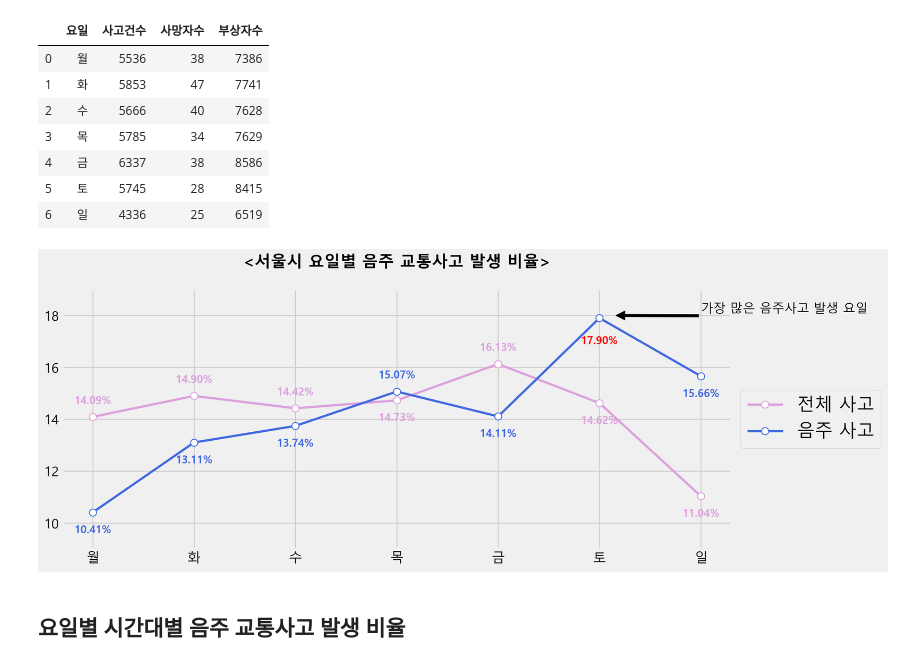
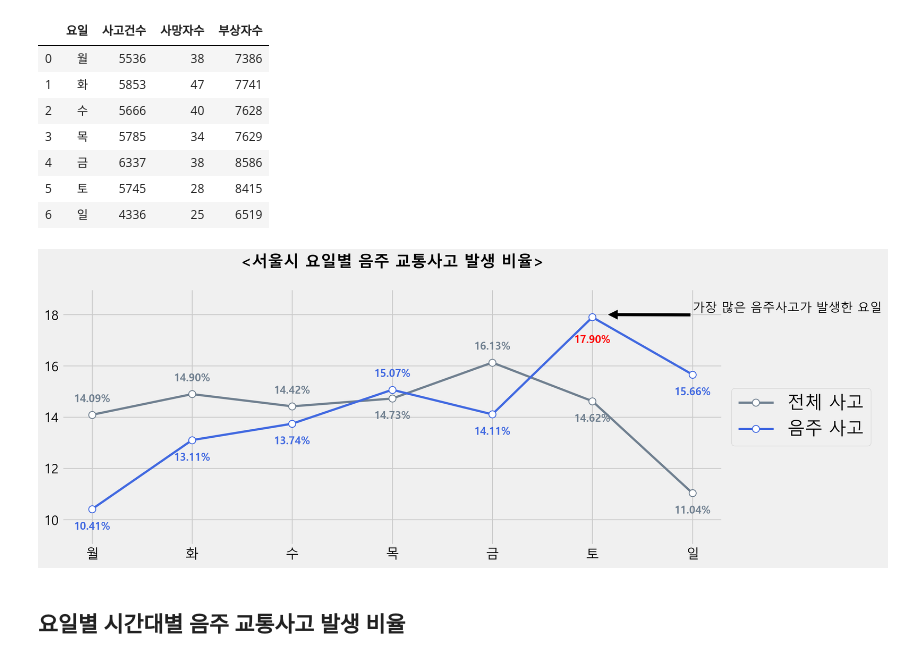
Before and after one commit to jeonprize/Accident, a Jupyter notebook: acl_accident.ipynb, the cells around one changed output. Cells and saved outputs as stored; diff of their text form; code cells hidden in the pictures.

```diff
--- a/acl_accident.ipynb
+++ b/acl_accident.ipynb
@@ -500,40 +500,40 @@ day_no_acl_df["사고 발생 비율(%)"] = day_no_acl_df["사고 발생 비율(%
 fig,ax = plt.subplots(figsize=(12, 5))
 
 ax.set_title("<서울시 요일별 음주 교통사고 발생 비율>", pad=25, fontsize=18,fontweight='bold')
-ax.plot(day_no_acl_df["요일"],day_no_acl_df["사고 발생 비율(%)"],marker='o',markersize=8,markerfacecolor='white',color='plum',linewidth=2.5,label = '전체 사고')
+ax.plot(day_no_acl_df["요일"],day_no_acl_df["사고 발생 비율(%)"],marker='o',markersize=8,markerfacecolor='white',color='slategrey',linewidth=2.5,label = '전체 사고')
 ax.plot(day_acl_df["요일"], day_acl_df["사고 발생 비율(%)"],marker='o',markersize=8,markerfacecolor='white',color='royalblue',linewidth=2.5,label = '음주 사고')
 ax.tick_params(labelsize=15)
 ax.set_ylim([9, 19])
 
 
 for i in range(7):
     if i== 5 :
         ax.text(i,day_acl_df["사고 발생 비율(%)"].loc[i]-1,f"{day_acl_df['사고 발생 비율(%)'].loc[i]:0.2f}%"
                 ,horizontalalignment='center', fontsize=12, fontweight="bold",color='red',ha='center')
-        ax.annotate('가장 많은 음주사고 발생 요일',xy=(5.15,18),xytext = (6,18.1), arrowprops = dict(facecolor='black'))
+        ax.annotate('가장 많은 음주사고가 발생한 요일',xy=(5.15,18),xytext = (6,18.1), arrowprops = dict(facecolor='black'),size=14)
         ax.text(i,day_no_acl_df["사고 발생 비율(%)"].loc[i]-0.8,f"{day_no_acl_df['사고 발생 비율(%)'].loc[i]:0.2f}%"
-                ,horizontalalignment='center', fontsize=12, fontweight="bold",color='plum',ha='center')
+                ,horizontalalignment='center', fontsize=12, fontweight="bold",color='slategrey',ha='center')
     elif i== 3 :
         ax.text(i,day_acl_df["사고 발생 비율(%)"].loc[i]+0.5,f"{day_acl_df['사고 발생 비율(%)'].loc[i]:0.2f}%"
                 ,horizontalalignment='center', fontsize=12, fontweight="bold",color='royalblue',ha='center')
         ax.text(i,day_no_acl_df["사고 발생 비율(%)"].loc[i]-0.8,f"{day_no_acl_df['사고 발생 비율(%)'].loc[i]:0.2f}%"
-                ,horizontalalignment='center', fontsize=12, fontweight="bold",color='plum',ha='center')
+                ,horizontalalignment='center', fontsize=12, fontweight="bold",color='slategrey',ha='center')
     elif i == 6 :
         ax.text(i,day_acl_df["사고 발생 비율(%)"].loc[i]-0.8,f"{day_acl_df['사고 발생 비율(%)'].loc[i]:0.2f}%"
                 ,horizontalalignment='center', fontsize=12, fontweight="bold",color='royalblue',ha='center')
         ax.text(i,day_no_acl_df["사고 발생 비율(%)"].loc[i]-0.8,f"{day_no_acl_df['사고 발생 비율(%)'].loc[i]:0.2f}%"
-                ,horizontalalignment='center', fontsize=12, fontweight="bold",color='plum',ha='center')
+                ,horizontalalignment='center', fontsize=12, fontweight="bold",color='slategrey',ha='center')
     else :
         ax.text(i,day_acl_df["사고 발생 비율(%)"].loc[i]-0.8,f"{day_acl_df['사고 발생 비율(%)'].loc[i]:0.2f}%"
                 ,horizontalalignment='center', fontsize=12, fontweight="bold",color='royalblue',ha='center')
         ax.text(i,day_no_acl_df["사고 발생 비율(%)"].loc[i]+0.5,f"{day_no_acl_df['사고 발생 비율(%)'].loc[i]:0.2f}%"
-            ,horizontalalignment='center', fontsize=12, fontweight="bold",color='plum',ha='center')
+            ,horizontalalignment='center', fontsize=12, fontweight="bold",color='slategrey',ha='center')
 
 
 plt.legend(loc='center left', bbox_to_anchor = (1, 0.5),fontsize = 20)
 plt.show()
 # %% [output]
-[figure, old version]
+[figure, new version]
 # %% [markdown]
 ## 요일별 시간대별 음주 교통사고 발생 비율
 # %%
```
Also changed, not shown: parts of 2 cells of this notebook.
